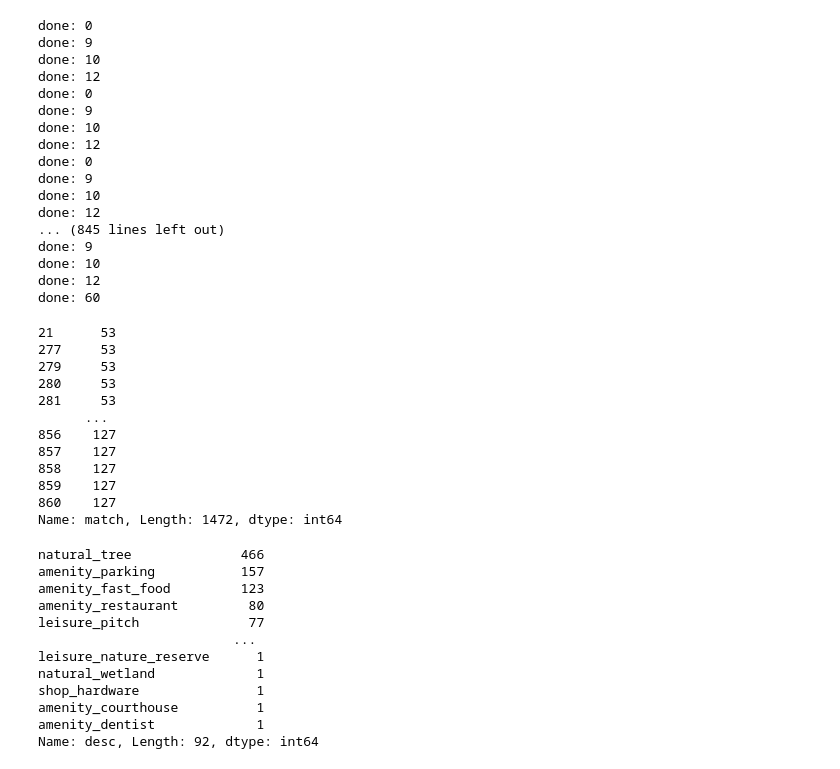
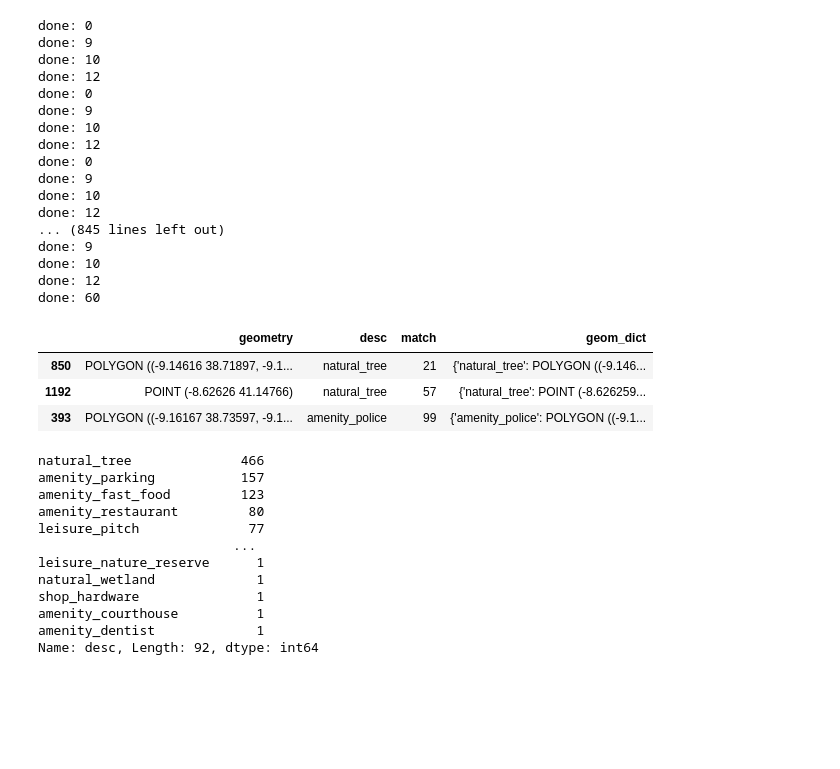
Before and after one commit to McNickSisto/world_data_league, a Jupyter notebook: stage_4/mg_POI_OSM.ipynb, the cells around one changed output. Cells and saved outputs as stored; diff of their text form; code cells hidden in the pictures; blank space fills up the shorter version.

```diff
--- a/stage_4/mg_POI_OSM.ipynb
+++ b/stage_4/mg_POI_OSM.ipynb
@@ -381,23 +381,16 @@ joint_gpd = gpd.sjoin(polys,
 joint_gpd = joint_gpd[['geometry', 'desc', 'index']].rename(columns={'index':'match'})
 # %%
 desc_geo = pd.concat([joint_gpd.copy(), desc_geo.copy()])
-desc_geo = desc_geo[desc_geo.geometry.is_valid]
+desc_geo = desc_geo[desc_geo.geometry.is_valid].reset_index(drop=True)
+desc_geo['geom_dict'] = desc_geo.apply(lambda x: {x.desc:x['geometry']}, axis=1)
 # %%
-desc_geo.match
+desc_geo.sample(3)
 # showing all POIs in one column with a defined name
 # %% [output]
-21      53
-277     53
-279     53
-280     53
-281     53
-      ...
-856    127
-857    127
-858    127
-859    127
-860    127
-Name: match, Length: 1472, dtype: int64
+|  | geometry | desc | match | geom_dict |
+| 850 | POLYGON ((-9.14616 38.71897, -9.1... | natural_tree | 21 | {'natural_tree': POLYGON ((-9.146... |
+| 1192 | POINT (-8.62626 41.14766) | natural_tree | 57 | {'natural_tree': POINT (-8.626259... |
+| 393 | POLYGON ((-9.16167 38.73597, -9.1... | amenity_police | 99 | {'amenity_police': POLYGON ((-9.1... |
 # %%
 desc_geo.desc.value_counts()
 # %% [output]
```
Also changed, not shown: parts of 14 cells of this notebook, 1 other file.
